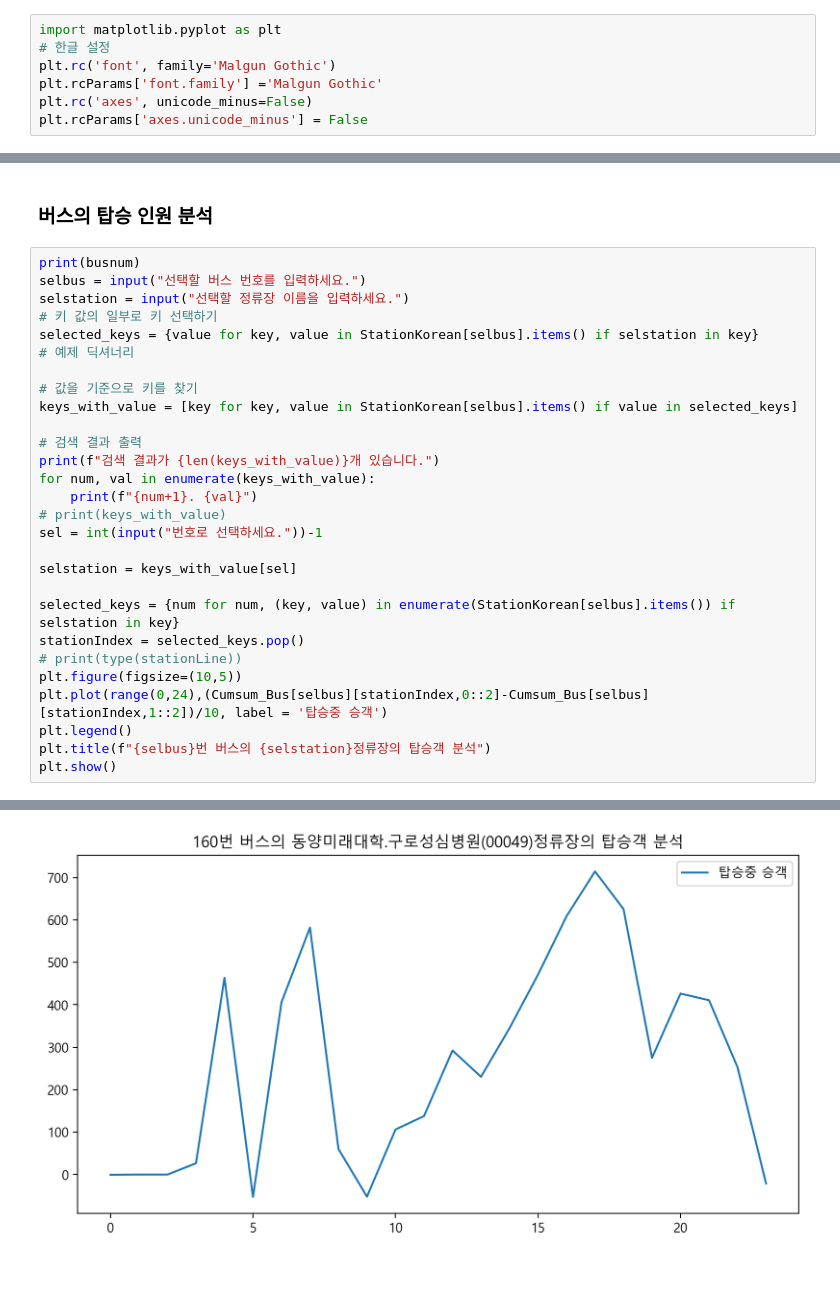
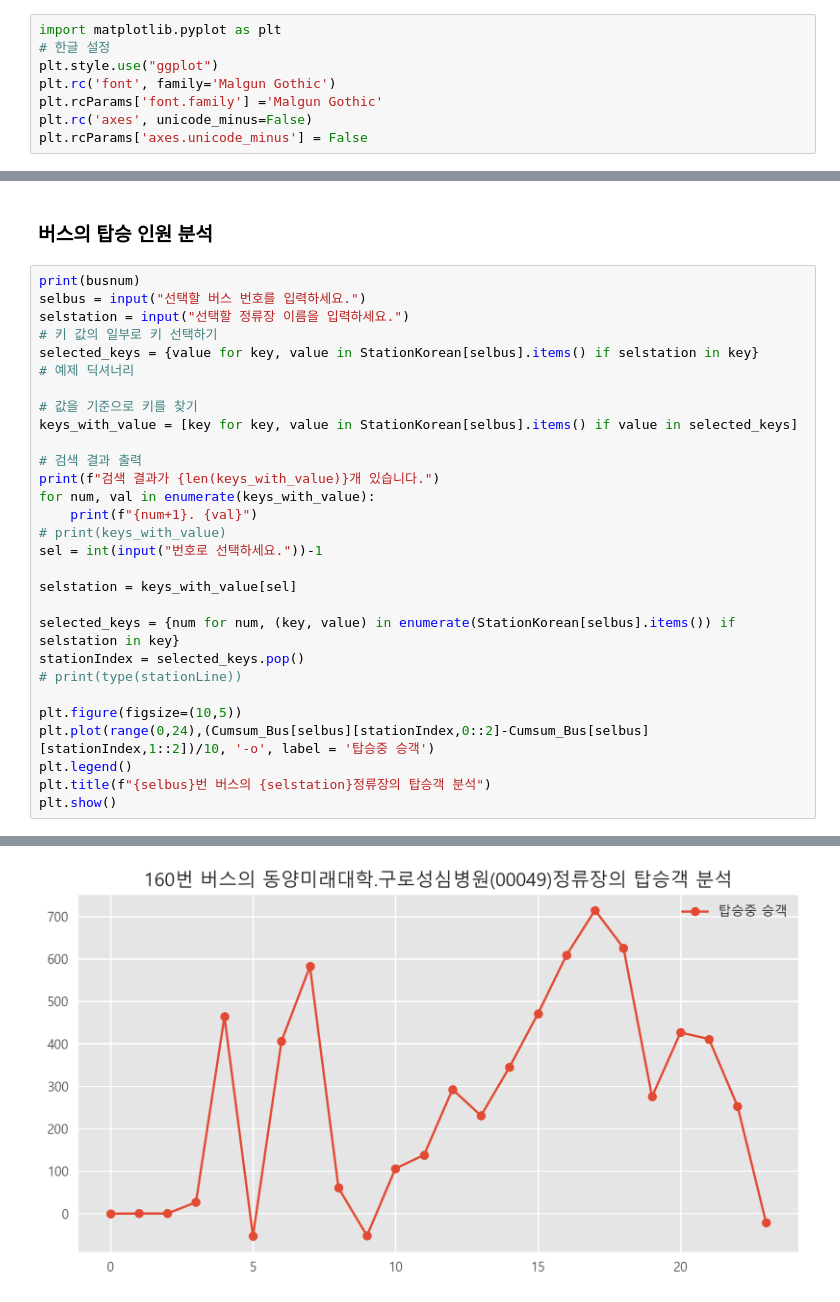
Before and after one commit to yesung05/24-DA-TeamWork, a Jupyter notebook: DA_main.ipynb, the cells around one changed output, grey strips where cells are left out. Drawn from its saved outputs; the diff is of its cells as text; blank space fills up the shorter version.

```diff
--- a/DA_main.ipynb
+++ b/DA_main.ipynb
@@ -3,6 +3,7 @@
 # %%
 import matplotlib.pyplot as plt
 # 한글 설정
+plt.style.use("ggplot")
 plt.rc('font', family='Malgun Gothic')
 plt.rcParams['font.family'] ='Malgun Gothic'
 plt.rc('axes', unicode_minus=False)
@@ -257,35 +278,36 @@ print(busnum)
 selbus = input("선택할 버스 번호를 입력하세요.")
 selstation = input("선택할 정류장 이름을 입력하세요.")
 # 키 값의 일부로 키 선택하기
 selected_keys = {value for key, value in StationKorean[selbus].items() if selstation in key}
 # 예제 딕셔너리
 
 # 값을 기준으로 키를 찾기
 keys_with_value = [key for key, value in StationKorean[selbus].items() if value in selected_keys]
 
 # 검색 결과 출력
 print(f"검색 결과가 {len(keys_with_value)}개 있습니다.")
 for num, val in enumerate(keys_with_value):
     print(f"{num+1}. {val}")
 # print(keys_with_value)
 sel = int(input("번호로 선택하세요."))-1
 
 selstation = keys_with_value[sel]
 
 selected_keys = {num for num, (key, value) in enumerate(StationKorean[selbus].items()) if selstation in key}
 stationIndex = selected_keys.pop()
 # print(type(stationLine))
+
 plt.figure(figsize=(10,5))
-plt.plot(range(0,24),(Cumsum_Bus[selbus][stationIndex,0::2]-Cumsum_Bus[selbus][stationIndex,1::2])/10, label = '탑승중 승객')
+plt.plot(range(0,24),(Cumsum_Bus[selbus][stationIndex,0::2]-Cumsum_Bus[selbus][stationIndex,1::2])/10, '-o', label = '탑승중 승객')
 plt.legend()
 plt.title(f"{selbus}번 버스의 {selstation}정류장의 탑승객 분석")
 plt.show()
 # %% [output]
 ['160', '5626', '5712', '600', '6511', '6515', '660', '662', '6637', '6640A', '6640B', '6713', 'N16', '구로06']
 검색 결과가 2개 있습니다.
 1. 동양미래대학.구로성심병원(00049)
 2. 동양미래대학.구로성심병원(00069)
-[figure, old version]
+[figure, new version]
 # %%
 selbus = input("선택할 버스 번호를 입력하세요.")
 selstation = input("선택할 정류장 이름을 입력하세요.")
```
Also changed, not shown: parts of 9 cells of this notebook.
